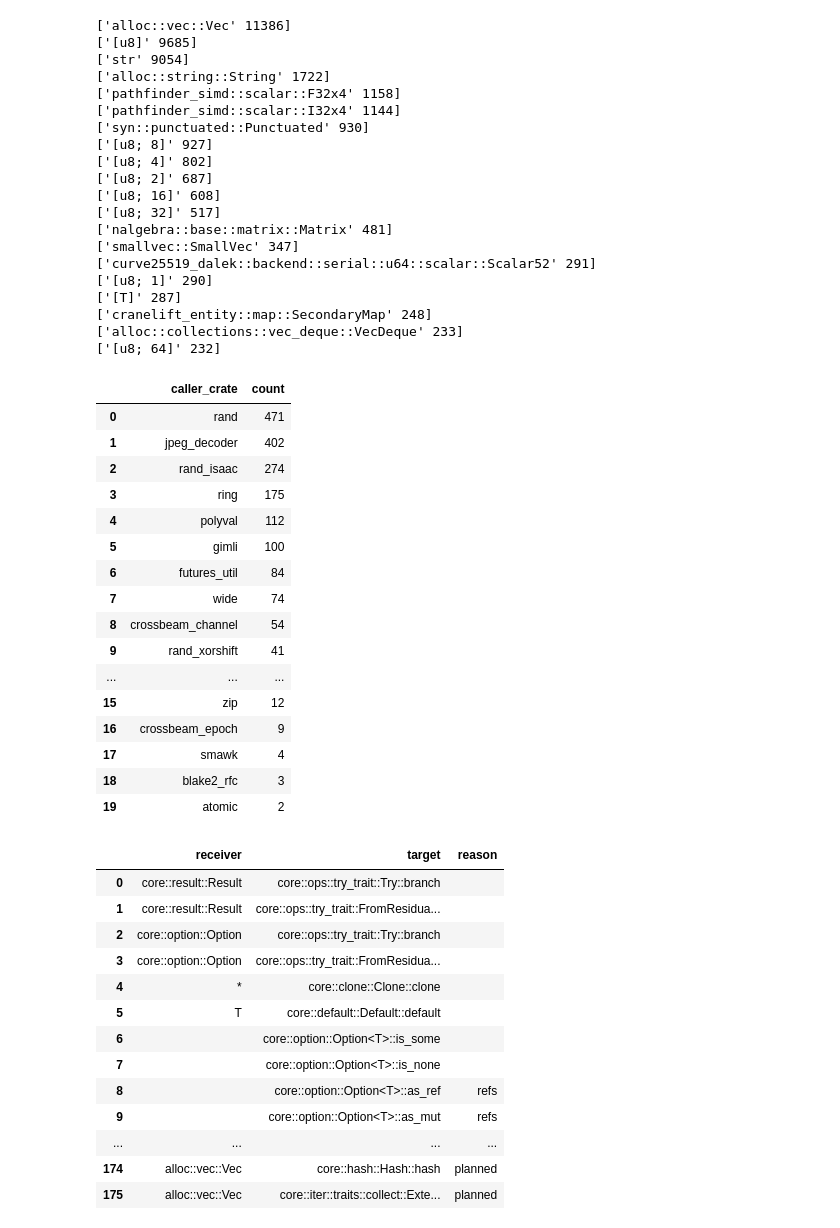
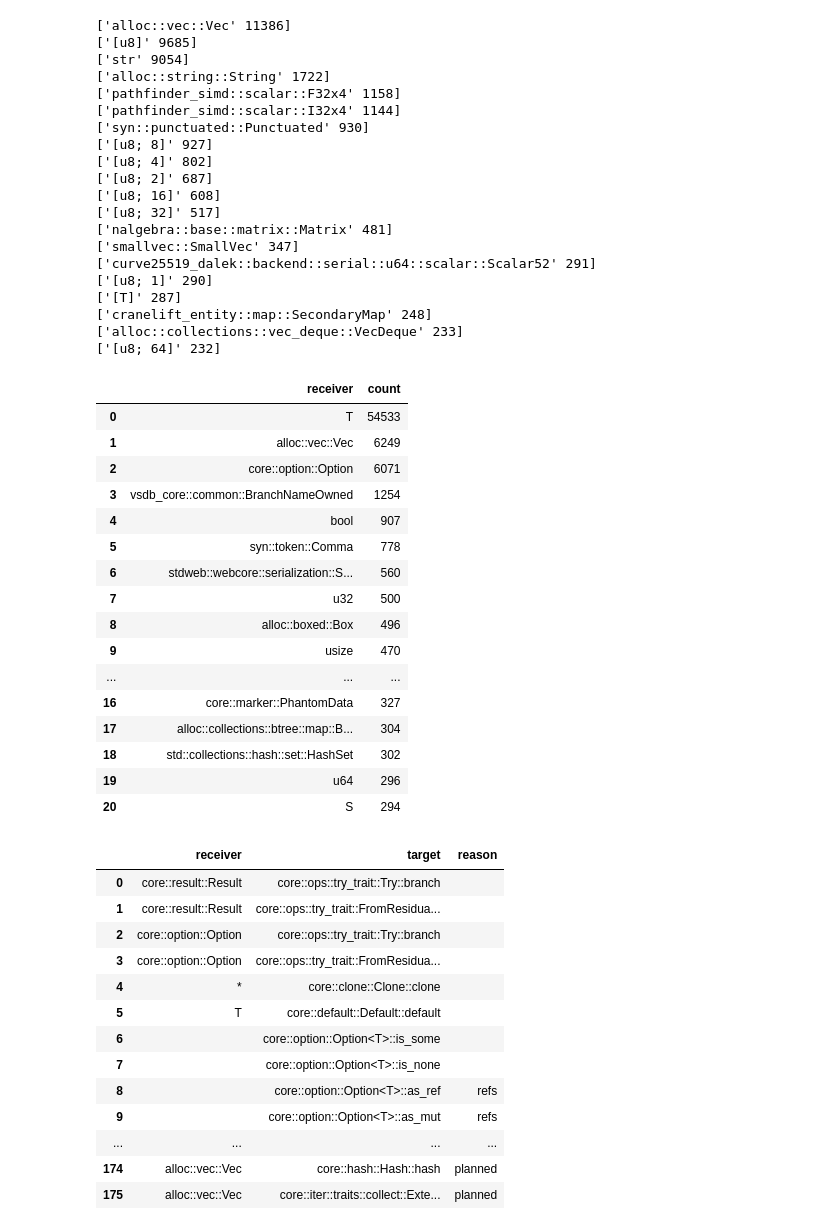
Before and after one commit to juliand665/qrates-eval, a Jupyter notebook: reports/call_target.ipynb, the cells around one changed output. Drawn from its saved outputs; the diff is of its cells as text; code cells hidden in the pictures.

Commit message:
analyze default calls

```diff
--- a/reports/call_target.ipynb
+++ b/reports/call_target.ipynb
@@ -228,27 +228,27 @@ for row in sum_counts(index_calls, ['receiver']).values[:20]:
 ['cranelift_entity::map::SecondaryMap' 248]
 ['alloc::collections::vec_deque::VecDeque' 233]
 ['[u8; 64]' 232]
-# %%
-wrapping_calls = all_calls[all_calls['receiver'] == 'core::num::wrapping::Wrapping']
-sum_counts(wrapping_calls, ['caller_crate'])
-# %% [output]
-|  | caller_crate | count |
-| 0 | rand | 471 |
-| 1 | jpeg_decoder | 402 |
-| 2 | rand_isaac | 274 |
-| 3 | ring | 175 |
-| 4 | polyval | 112 |
-| 5 | gimli | 100 |
-| 6 | futures_util | 84 |
-| 7 | wide | 74 |
-| 8 | crossbeam_channel | 54 |
-| 9 | rand_xorshift | 41 |
-| ... | ... | ... |
-| 15 | zip | 12 |
-| 16 | crossbeam_epoch | 9 |
-| 17 | smawk | 4 |
-| 18 | blake2_rfc | 3 |
-| 19 | atomic | 2 |
+# %%
+default_calls = all_calls[all_calls['target'] == 'core::default::Default::default']
+sum_counts(default_calls, ['receiver']).loc[:20]
+# %% [output]
+|  | receiver | count |
+| 0 | T | 54533 |
+| 1 | alloc::vec::Vec | 6249 |
+| 2 | core::option::Option | 6071 |
+| 3 | vsdb_core::common::BranchNameOwned | 1254 |
+| 4 | bool | 907 |
+| 5 | syn::token::Comma | 778 |
+| 6 | stdweb::webcore::serialization::S... | 560 |
+| 7 | u32 | 500 |
+| 8 | alloc::boxed::Box | 496 |
+| 9 | usize | 470 |
+| ... | ... | ... |
+| 16 | core::marker::PhantomData | 327 |
+| 17 | alloc::collections::btree::map::B... | 304 |
+| 18 | std::collections::hash::set::HashSet | 302 |
+| 19 | u64 | 296 |
+| 20 | S | 294 |
 # %%
 progress_csv = (
     pd.read_csv(
```
